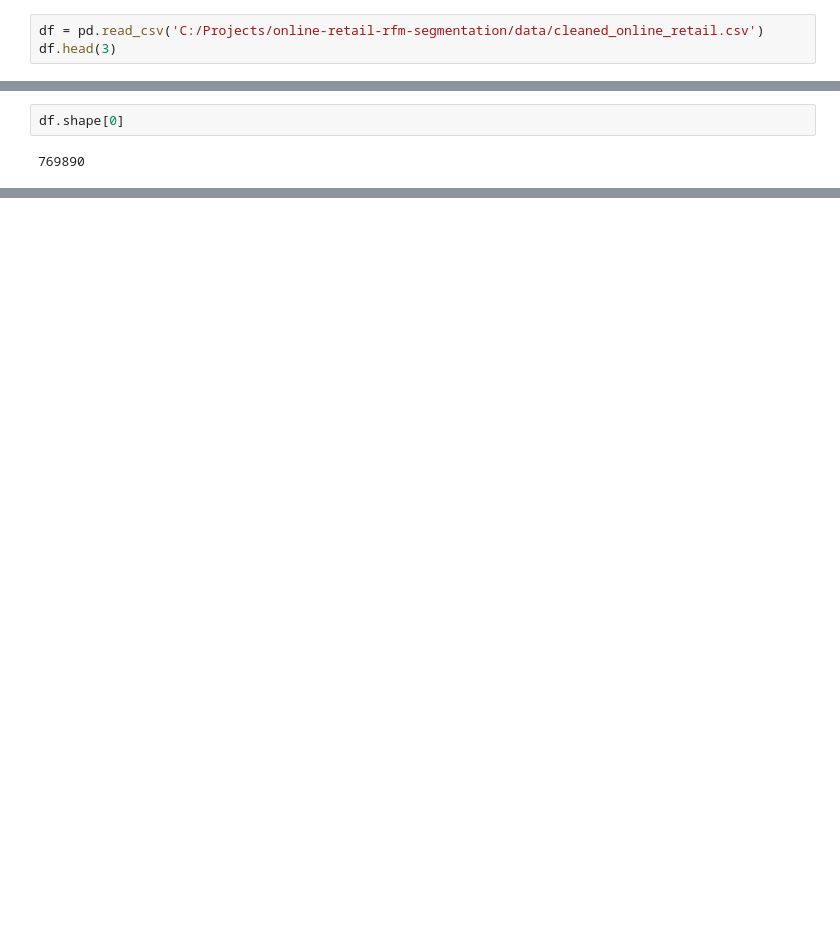
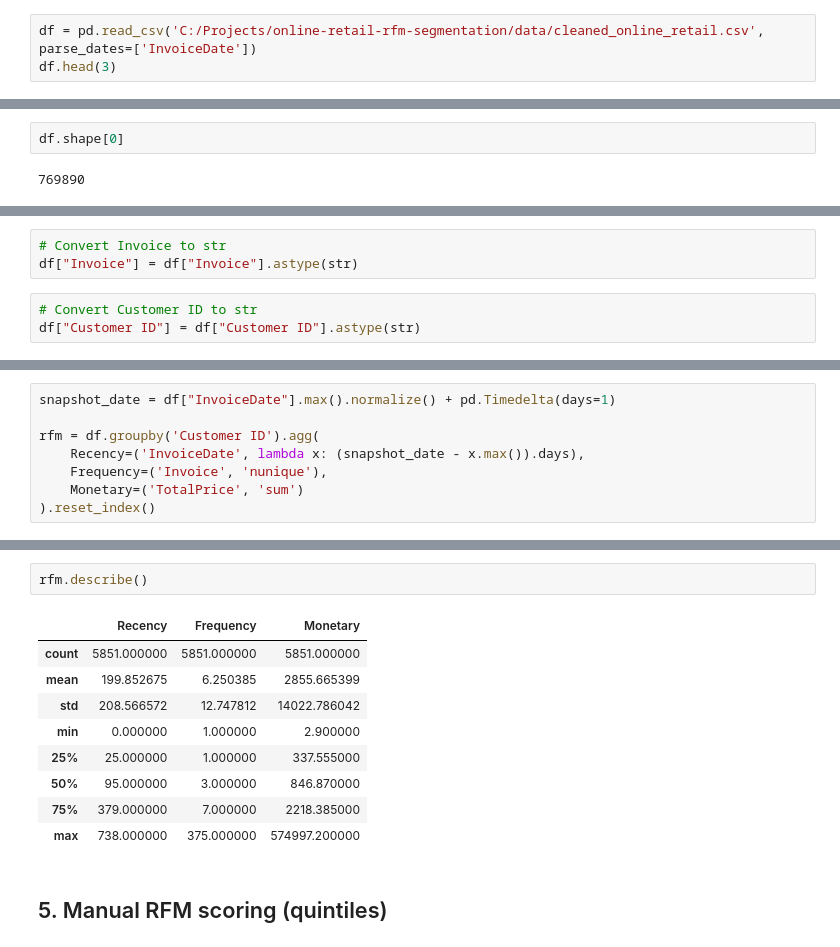
Before and after one commit to rbooze/online-retail-rfm-segmentation, a Jupyter notebook: notebooks/02_rfm_segmentation.ipynb, the cells around one changed output, grey strips where cells are left out. Saved outputs shown, nothing was run; the diff lists cells and outputs as text; blank space fills up the shorter version.

```diff
--- a/notebooks/02_rfm_segmentation.ipynb
+++ b/notebooks/02_rfm_segmentation.ipynb
@@ -12,7 +12,7 @@ pd.set_option("display.max_columns", 30)
 # %% [markdown]
 ## 2. Load Data
 # %%
-df = pd.read_csv('C:/Projects/online-retail-rfm-segmentation/data/cleaned_online_retail.csv')
+df = pd.read_csv('C:/Projects/online-retail-rfm-segmentation/data/cleaned_online_retail.csv', parse_dates=['InvoiceDate'])
 df.head(3)
 # %% [output]
 |  | Invoice | StockCode | Description | Quantity | InvoiceDate | Price | Customer ID | Country | TotalPrice |
@@ -25,0 +53,6 @@ df.shape[0]
+# %%
+# Convert Invoice to str
+df["Invoice"] = df["Invoice"].astype(str)
+# %%
+# Convert Customer ID to str
+df["Customer ID"] = df["Customer ID"].astype(str)
@@ -25,0 +74,8 @@ df.shape[0]
+# %%
+snapshot_date = df["InvoiceDate"].max().normalize() + pd.Timedelta(days=1)
+
+rfm = df.groupby('Customer ID').agg(
+    Recency=('InvoiceDate', lambda x: (snapshot_date - x.max()).days),
+    Frequency=('Invoice', 'nunique'),
+    Monetary=('TotalPrice', 'sum')
+).reset_index()
@@ -25,0 +91,14 @@ df.shape[0]
+# %%
+rfm.describe()
+# %% [output]
+|  | Recency | Frequency | Monetary |
+| count | 5851.000000 | 5851.000000 | 5851.000000 |
+| mean | 199.852675 | 6.250385 | 2855.665399 |
+| std | 208.566572 | 12.747812 | 14022.786042 |
+| min | 0.000000 | 1.000000 | 2.900000 |
+| 25% | 25.000000 | 1.000000 | 337.555000 |
+| 50% | 95.000000 | 3.000000 | 846.870000 |
+| 75% | 379.000000 | 7.000000 | 2218.385000 |
+| max | 738.000000 | 375.000000 | 574997.200000 |
+# %% [markdown]
+## 5. Manual RFM scoring (quintiles)
```
Also changed, not shown: parts of 19 cells of this notebook.
